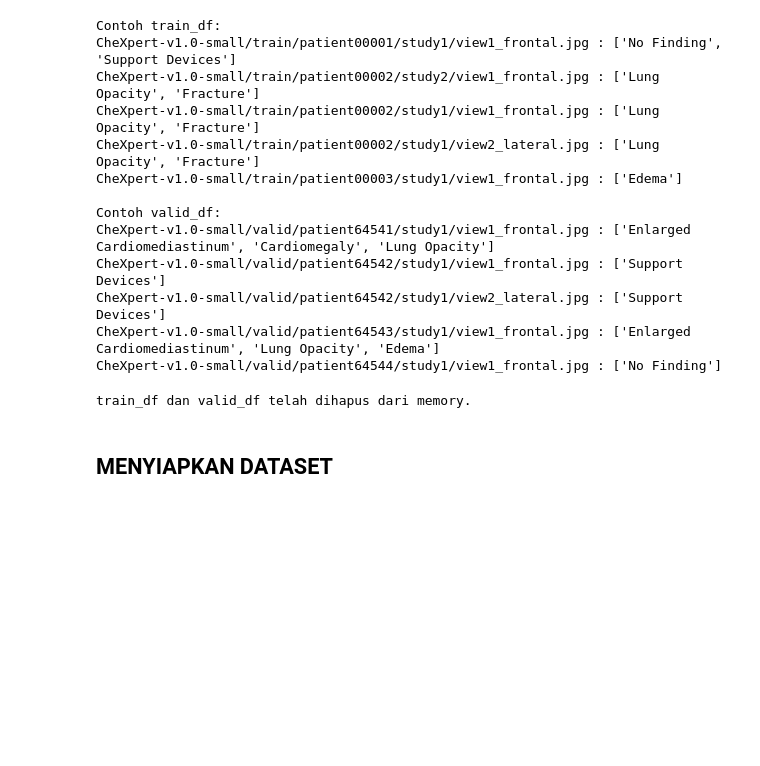
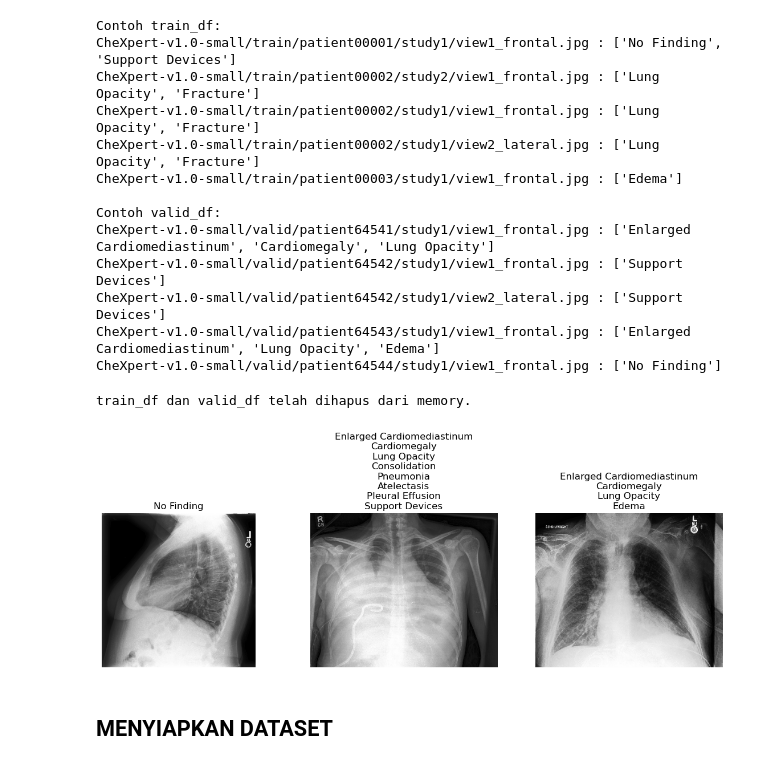
Before and after one commit to RafiHaqul/vit_multi_lung_class_HIDUP_JOKOWI, a Jupyter notebook: 1.ipynb, the cells around one changed output. Cells and saved outputs as stored; diff of their text form; code cells hidden in the pictures; blank space fills up the shorter version.

```diff
--- a/1.ipynb
+++ b/1.ipynb
@@ -129,6 +128,27 @@ del valid_df
 print("train_df dan valid_df telah dihapus dari memory.")
 # %% [output]
 train_df dan valid_df telah dihapus dari memory.
+# %%
+import random
+from PIL import Image
+
+import matplotlib.pyplot as plt
+
+# Pilih 3 sampel acak dari valid_df2
+samples = random.sample(valid_df2, 3)
+
+plt.figure(figsize=(12, 4))
+for i, sample in enumerate(samples):
+    img_path = 'datasets/' + sample['Path']
+    image = Image.open(img_path).convert('RGB')
+    plt.subplot(1, 3, i+1)
+    plt.imshow(image)
+    plt.axis('off')
+    plt.title('\n'.join(sample['Labels']) if sample['Labels'] else 'No Label')
+plt.tight_layout()
+plt.show()
+# %% [output]
+[figure, added]
 # %% [markdown]
 ## MENYIAPKAN DATASET
 # %% [markdown]
```
Also changed, not shown: parts of 11 cells of this notebook, 1 other file.
